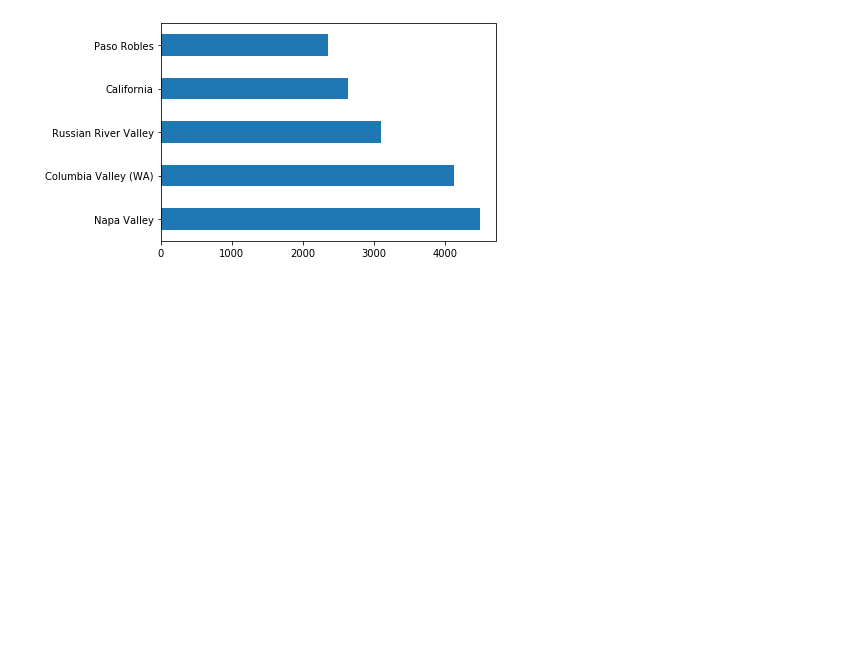
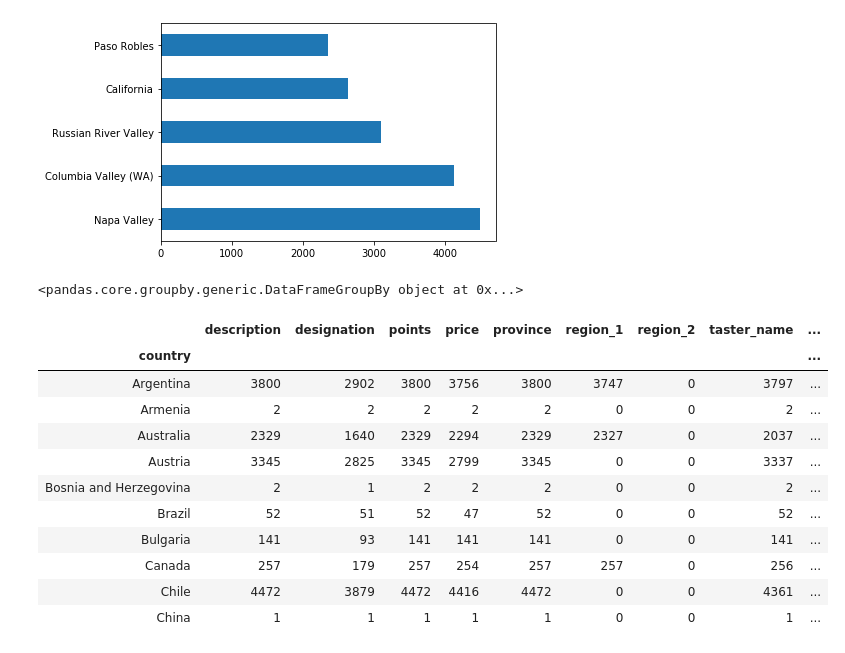
Before and after one commit to michaelweikman/WineDataAnalysis, a Jupyter notebook: Analysis/Wine_data.ipynb, the cells around one changed output. Saved outputs shown, nothing was run; the diff lists cells and outputs as text; code cells hidden in the pictures; blank space fills up the shorter version.

Commit message:
Group by Country

```diff
--- a/Analysis/Wine_data.ipynb
+++ b/Analysis/Wine_data.ipynb
@@ -89,3 +89,27 @@ x_axis = np.arange(0, x_limit, 1)
 
 # Create a random array of data that we will use for our y values
 data = [random.random() for value in x_axis]
+# %%
+# Group by Country and Different regions
+
+grouped_df = df.groupby(['country'])
+
+# The object returned is a "GroupBy" object and cannot be viewed normally...
+print(grouped_df)
+
+# In order to be visualized, a data function must be used...
+grouped_df.count().head(10)
+# %% [output]
+<pandas.core.groupby.generic.DataFrameGroupBy object at 0x...>
+|  | description | designation | points | price | province | region_1 | region_2 | taster_name | ... |
+| country |  |  |  |  |  |  |  |  | ... |
+| Argentina | 3800 | 2902 | 3800 | 3756 | 3800 | 3747 | 0 | 3797 | ... |
+| Armenia | 2 | 2 | 2 | 2 | 2 | 0 | 0 | 2 | ... |
+| Australia | 2329 | 1640 | 2329 | 2294 | 2329 | 2327 | 0 | 2037 | ... |
+| Austria | 3345 | 2825 | 3345 | 2799 | 3345 | 0 | 0 | 3337 | ... |
+| Bosnia and Herzegovina | 2 | 1 | 2 | 2 | 2 | 0 | 0 | 2 | ... |
+| Brazil | 52 | 51 | 52 | 47 | 52 | 0 | 0 | 52 | ... |
+| Bulgaria | 141 | 93 | 141 | 141 | 141 | 0 | 0 | 141 | ... |
+| Canada | 257 | 179 | 257 | 254 | 257 | 257 | 0 | 256 | ... |
+| Chile | 4472 | 3879 | 4472 | 4416 | 4472 | 0 | 0 | 4361 | ... |
+| China | 1 | 1 | 1 | 1 | 1 | 0 | 0 | 1 | ... |
```
Also changed, not shown: parts of 2 cells of this notebook.
